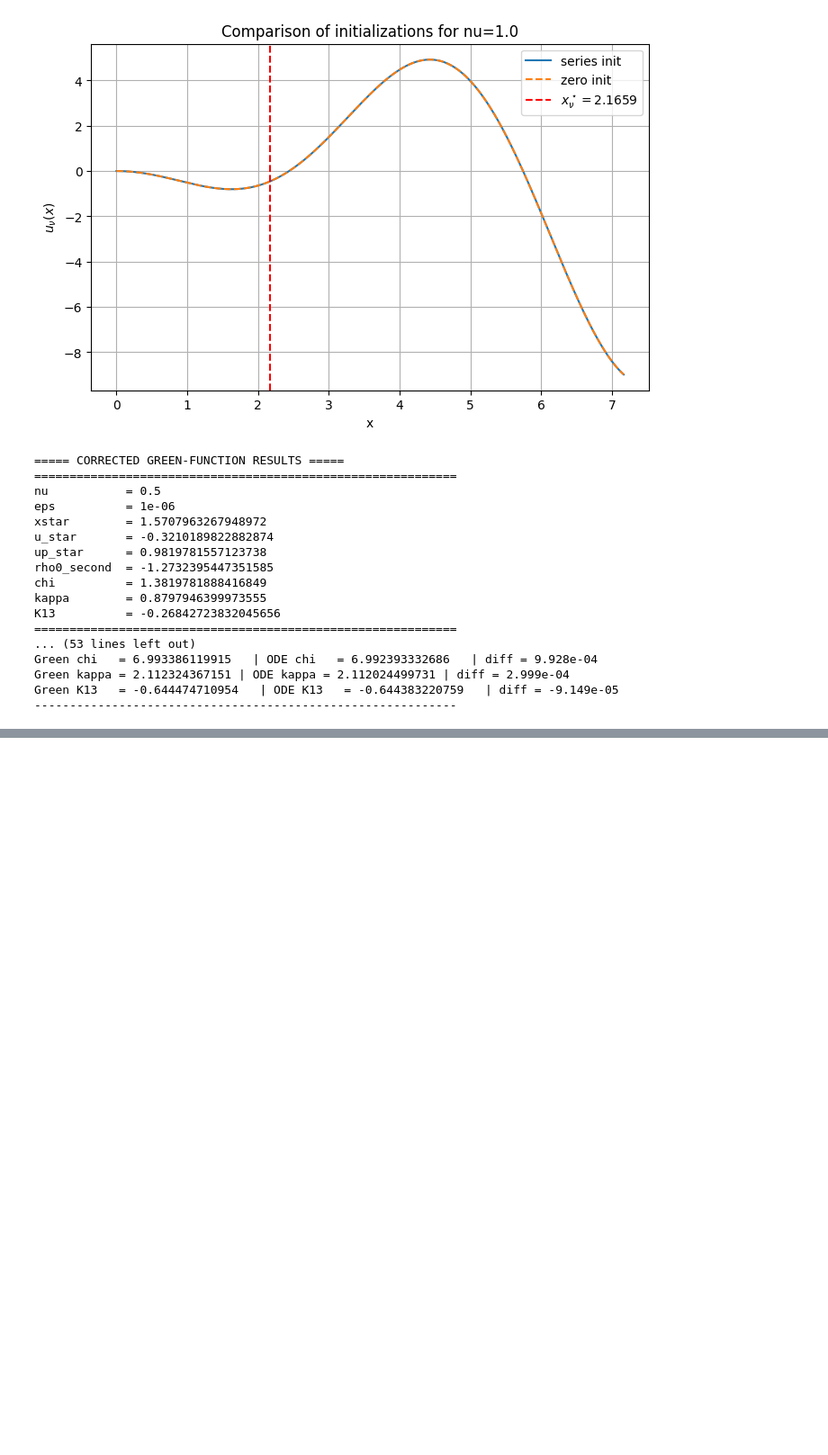
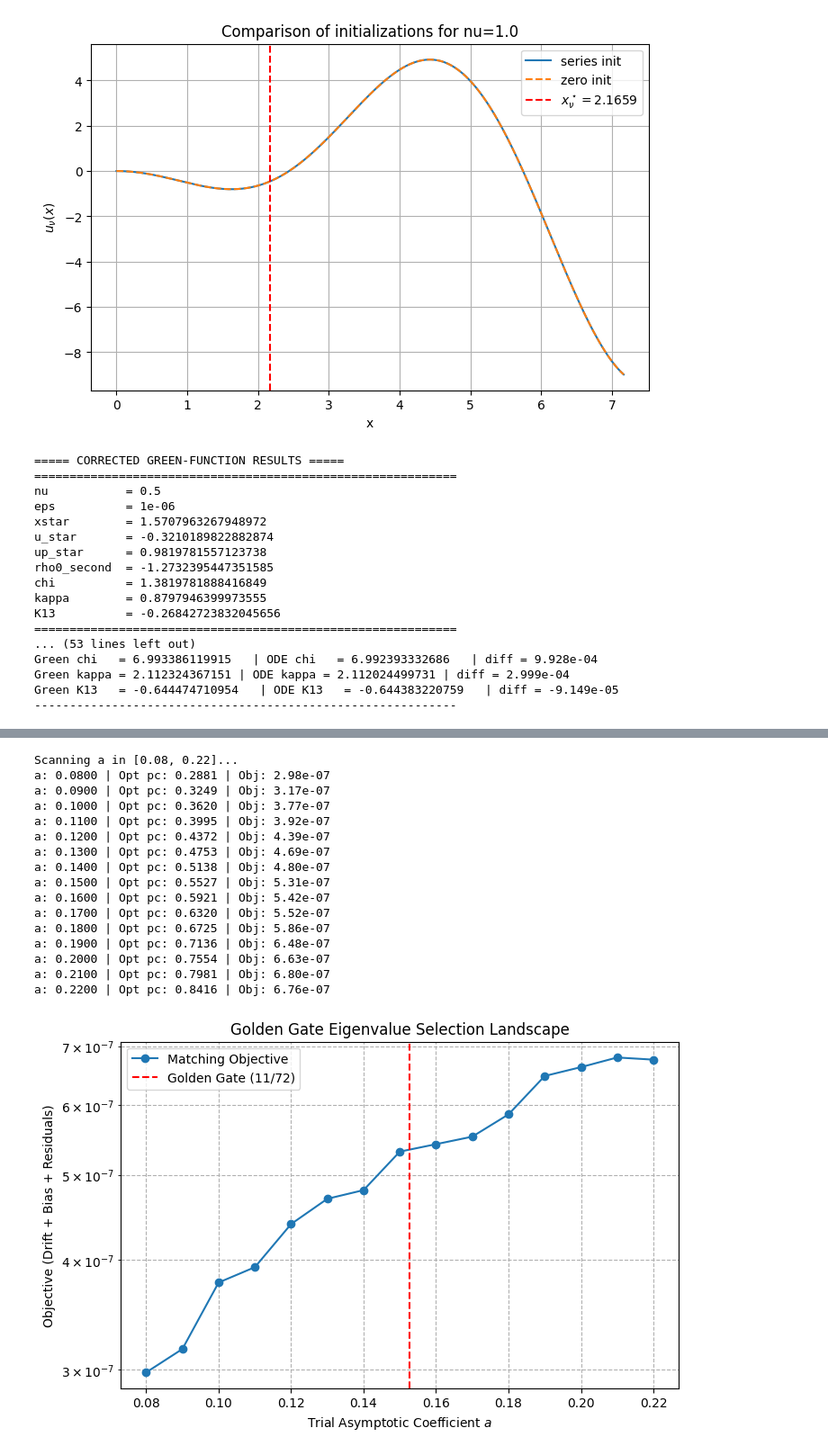
Before and after one commit to kawastony/Quantum_Gravity, a Jupyter notebook: Paper_37_tests.ipynb, the cells around one changed output, grey strips where cells are left out. Shown at 90% size. Saved outputs shown, nothing was run; the diff lists cells and outputs as text; code cells hidden in the pictures; blank space fills up the shorter version.

```diff
--- a/Paper_37_tests.ipynb
+++ b/Paper_37_tests.ipynb
@@ -1194,0 +1349,69 @@ Green K13   = -0.644474710954   | ODE K13   = -0.644383220759   | diff = -9.149e
+# %%
+from scipy.optimize import minimize_scalar
+
+def objective_to_minimize(pc_trial, a_target, rhoc_fixed):
+    try:
+        r, A, u, a_num, C, R4 = run_shooting(a_target, pc_trial, rhoc_fixed, rmax=100.0)
+        # Define plateau range: r from 40 to 90
+        mask = (r > 40) & (r < 90)
+        if not np.any(mask):
+            return 1e6
+
+        plateau_a = a_num[mask]
+        # w1: minimize variance (flatness)
+        var_loss = np.var(plateau_a)
+        # w2: minimize deviation from target a
+        bias_loss = (np.mean(plateau_a) - a_target)**2
+        # w3: residual magnitude
+        res_loss = np.mean(np.abs(C[mask])) + np.mean(np.abs(R4[mask]))
+
+        return 100*var_loss + bias_loss + res_loss
+    except:
+        return 1e6
+
+# --- Perform the Scan ---
+a_range = np.linspace(0.08, 0.22, 15)
+rhoc_ref = 0.2
+results_scan = []
+
+print(f"Scanning a in [{a_range[0]:.2f}, {a_range[-1]:.2f}]...")
+for a_val in a_range:
+    res = minimize_scalar(objective_to_minimize, args=(a_val, rhoc_ref),
+                          bounds=(0.1, 1.0), method='bounded')
+    opt_pc = res.x
+    min_obj = res.fun
+    results_scan.append({'a': a_val, 'pc': opt_pc, 'obj': min_obj})
+    print(f"a: {a_val:.4f} | Opt pc: {opt_pc:.4f} | Obj: {min_obj:.2e}")
+
+# --- Plotting the Landscape ---
+a_coords = [r['a'] for r in results_scan]
+obj_coords = [r['obj'] for r in results_scan]
+
+plt.figure(figsize=(8, 5))
+plt.plot(a_coords, obj_coords, 'o-', label='Matching Objective')
+plt.axvline(11/72, color='r', linestyle='--', label='Golden Gate (11/72)')
+plt.yscale('log')
+plt.xlabel('Trial Asymptotic Coefficient $a$')
+plt.ylabel('Objective (Drift + Bias + Residuals)')
+plt.title('Golden Gate Eigenvalue Selection Landscape')
+plt.legend()
+plt.grid(True, which="both", ls="--")
+plt.show()
+# %% [output]
+Scanning a in [0.08, 0.22]...
+a: 0.0800 | Opt pc: 0.2881 | Obj: 2.98e-07
+a: 0.0900 | Opt pc: 0.3249 | Obj: 3.17e-07
+a: 0.1000 | Opt pc: 0.3620 | Obj: 3.77e-07
+a: 0.1100 | Opt pc: 0.3995 | Obj: 3.92e-07
+a: 0.1200 | Opt pc: 0.4372 | Obj: 4.39e-07
+a: 0.1300 | Opt pc: 0.4753 | Obj: 4.69e-07
+a: 0.1400 | Opt pc: 0.5138 | Obj: 4.80e-07
+a: 0.1500 | Opt pc: 0.5527 | Obj: 5.31e-07
+a: 0.1600 | Opt pc: 0.5921 | Obj: 5.42e-07
+a: 0.1700 | Opt pc: 0.6320 | Obj: 5.52e-07
+a: 0.1800 | Opt pc: 0.6725 | Obj: 5.86e-07
+a: 0.1900 | Opt pc: 0.7136 | Obj: 6.48e-07
+a: 0.2000 | Opt pc: 0.7554 | Obj: 6.63e-07
+a: 0.2100 | Opt pc: 0.7981 | Obj: 6.80e-07
+a: 0.2200 | Opt pc: 0.8416 | Obj: 6.76e-07
+[figure, added]
```
Also changed, not shown: parts of 23 cells of this notebook.
